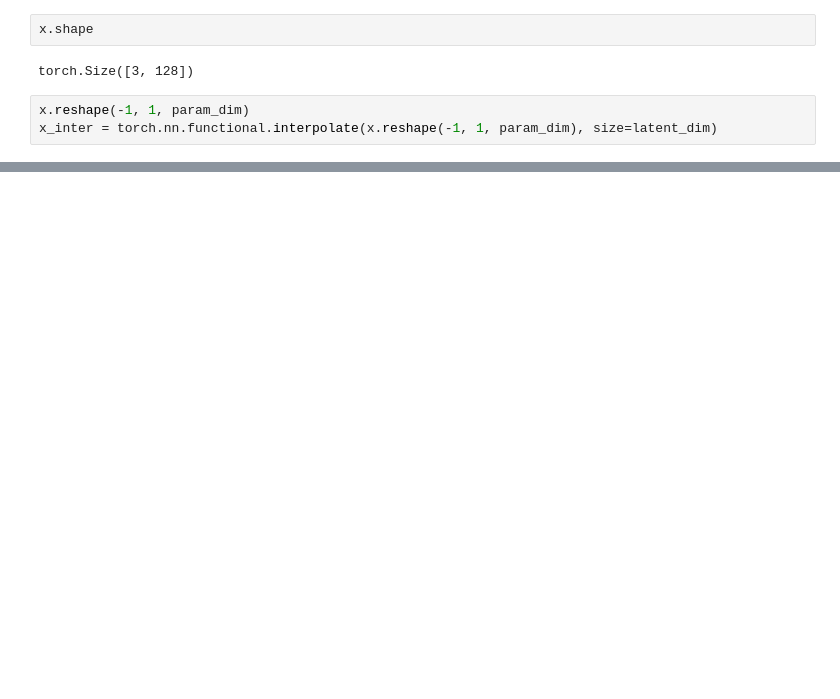
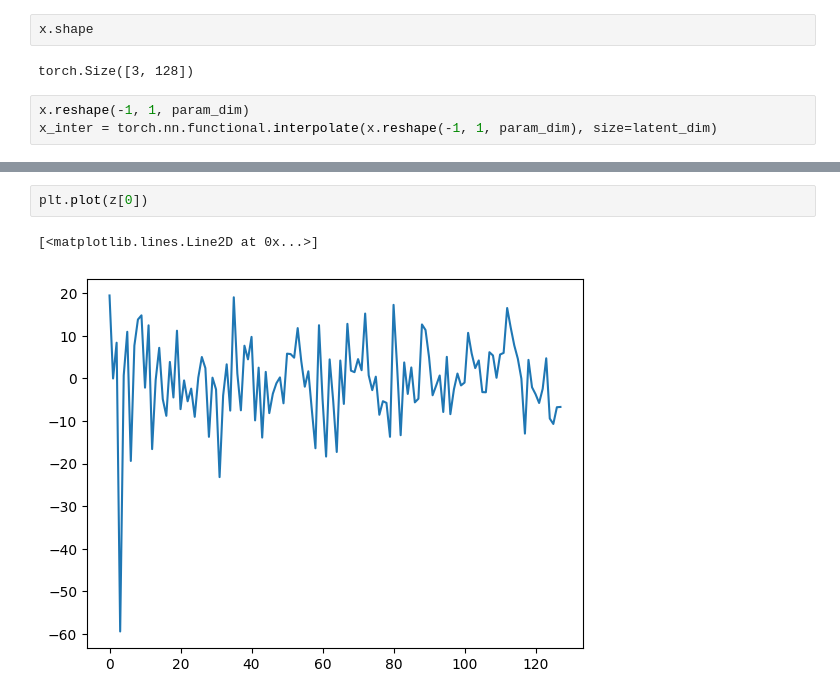
Before and after one commit to arisakaso/nigbms, a Jupyter notebook: notebooks/20240821.ipynb, the cells around one changed output, grey strips where cells are left out. Cells and saved outputs as stored; diff of their text form; blank space fills up the shorter version.

```diff
--- a/notebooks/20240821.ipynb
+++ b/notebooks/20240821.ipynb
@@ -146 +170,6 @@ plt.plot(x[0])
+# %%
+plt.plot(z[0])
+# %% [output]
+[<matplotlib.lines.Line2D at 0x...>]
+[figure, added]
 # %%
```
Also changed, not shown: parts of 16 cells of this notebook, 4 other files.
